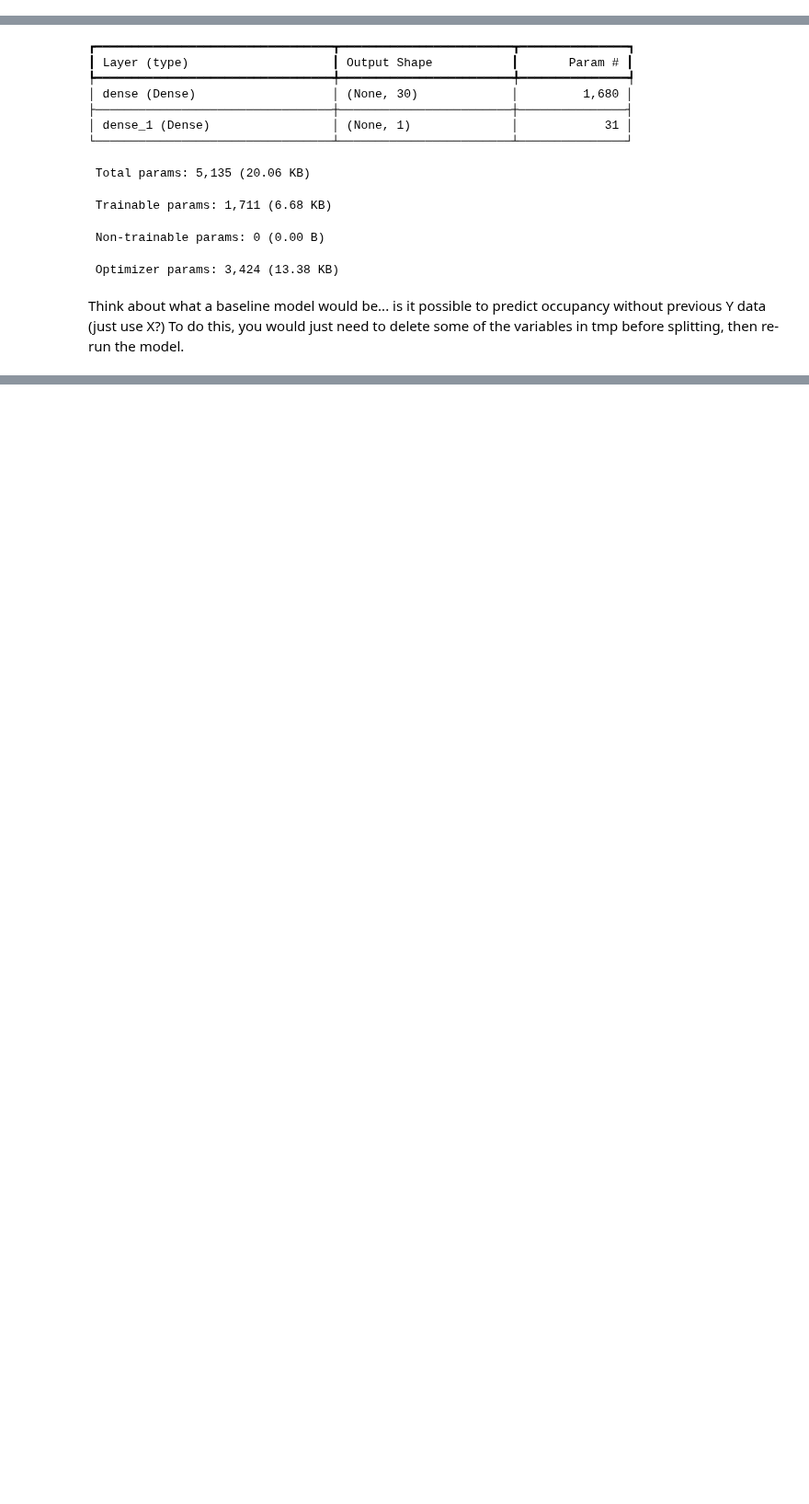
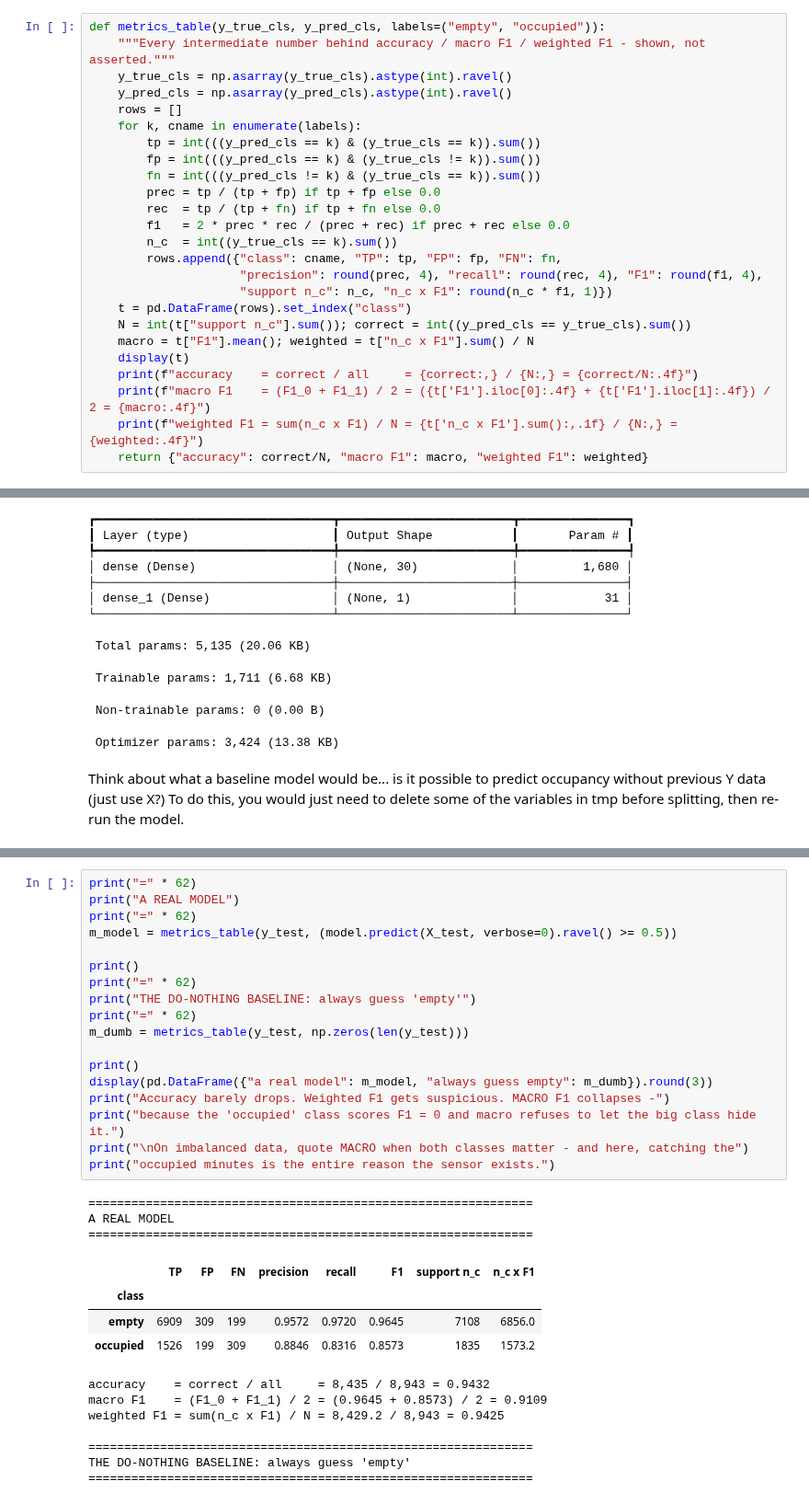
Before and after one commit to drdave-teaching/OPIM5509-notebooks, a Jupyter notebook: Module4/Multivariate_Occupancy_Lags.ipynb, the cells around one changed output, grey strips where cells are left out. Shown at 92% size. Drawn from its saved outputs; the diff is of its cells as text; blank space fills up the shorter version.

```diff
--- a/Module4/Multivariate_Occupancy_Lags.ipynb
+++ b/Module4/Multivariate_Occupancy_Lags.ipynb
@@ -337,4 +321,29 @@ def show_results(name, model):
     plt.tight_layout(); plt.show()
+# %%
+def metrics_table(y_true_cls, y_pred_cls, labels=("empty", "occupied")):
+    """Every intermediate number behind accuracy / macro F1 / weighted F1 - shown, not asserted."""
+    y_true_cls = np.asarray(y_true_cls).astype(int).ravel()
+    y_pred_cls = np.asarray(y_pred_cls).astype(int).ravel()
+    rows = []
+    for k, cname in enumerate(labels):
+        tp = int(((y_pred_cls == k) & (y_true_cls == k)).sum())
+        fp = int(((y_pred_cls == k) & (y_true_cls != k)).sum())
+        fn = int(((y_pred_cls != k) & (y_true_cls == k)).sum())
+        prec = tp / (tp + fp) if tp + fp else 0.0
+        rec  = tp / (tp + fn) if tp + fn else 0.0
+        f1   = 2 * prec * rec / (prec + rec) if prec + rec else 0.0
+        n_c  = int((y_true_cls == k).sum())
+        rows.append({"class": cname, "TP": tp, "FP": fp, "FN": fn,
+                     "precision": round(prec, 4), "recall": round(rec, 4), "F1": round(f1, 4),
+                     "support n_c": n_c, "n_c x F1": round(n_c * f1, 1)})
+    t = pd.DataFrame(rows).set_index("class")
+    N = int(t["support n_c"].sum()); correct = int((y_pred_cls == y_true_cls).sum())
+    macro = t["F1"].mean(); weighted = t["n_c x F1"].sum() / N
+    display(t)
+    print(f"accuracy    = correct / all     = {correct:,} / {N:,} = {correct/N:.4f}")
+    print(f"macro F1    = (F1_0 + F1_1) / 2 = ({t['F1'].iloc[0]:.4f} + {t['F1'].iloc[1]:.4f}) / 2 = {macro:.4f}")
+    print(f"weighted F1 = sum(n_c x F1) / N = {t['n_c x F1'].sum():,.1f} / {N:,} = {weighted:.4f}")
+    return {"accuracy": correct/N, "macro F1": macro, "weighted F1": weighted}
 # %% [markdown]
 > **Careful with the word "window".** The x-axis below is the **calendar** - we draw 1,500 consecutive minutes so
 > the chart is readable instead of a 9,000-minute barcode. That is a completely different thing from the model's
@@ -577,0 +576,33 @@ Think about what a baseline model would be... is it possible to predict occupanc
+# %%
+print("=" * 62)
+print("A REAL MODEL")
+print("=" * 62)
+m_model = metrics_table(y_test, (model.predict(X_test, verbose=0).ravel() >= 0.5))
+
+print()
+print("=" * 62)
+print("THE DO-NOTHING BASELINE: always guess 'empty'")
+print("=" * 62)
+m_dumb = metrics_table(y_test, np.zeros(len(y_test)))
+
+print()
+display(pd.DataFrame({"a real model": m_model, "always guess empty": m_dumb}).round(3))
+print("Accuracy barely drops. Weighted F1 gets suspicious. MACRO F1 collapses -")
+print("because the 'occupied' class scores F1 = 0 and macro refuses to let the big class hide it.")
+print("\nOn imbalanced data, quote MACRO when both classes matter - and here, catching the")
+print("occupied minutes is the entire reason the sensor exists.")
+# %% [output]
+==============================================================
+A REAL MODEL
+==============================================================
+|  | TP | FP | FN | precision | recall | F1 | support n_c | n_c x F1 |
+| class |  |  |  |  |  |  |  |  |
+| empty | 6909 | 309 | 199 | 0.9572 | 0.9720 | 0.9645 | 7108 | 6856.0 |
+| occupied | 1526 | 199 | 309 | 0.8846 | 0.8316 | 0.8573 | 1835 | 1573.2 |
+accuracy    = correct / all     = 8,435 / 8,943 = 0.9432
+macro F1    = (F1_0 + F1_1) / 2 = (0.9645 + 0.8573) / 2 = 0.9109
+weighted F1 = sum(n_c x F1) / N = 8,429.2 / 8,943 = 0.9425
+
+==============================================================
+THE DO-NOTHING BASELINE: always guess 'empty'
+==============================================================
```
Also changed, not shown: parts of 6 cells of this notebook, 5 other files.
